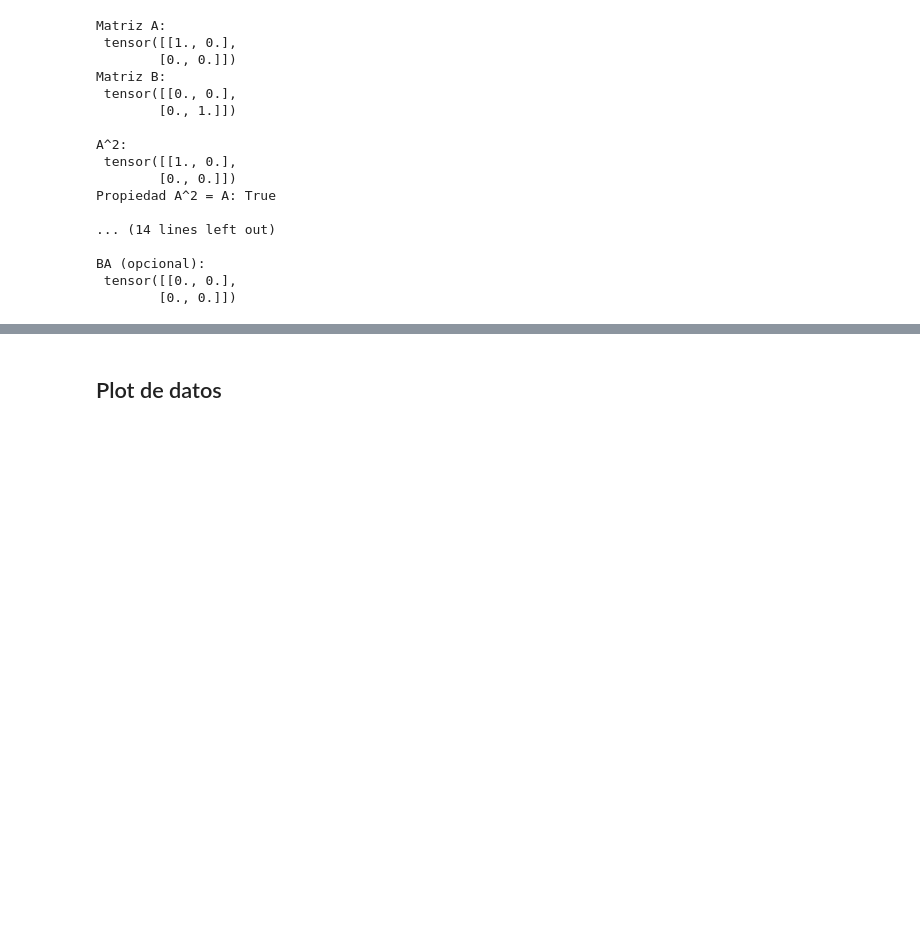
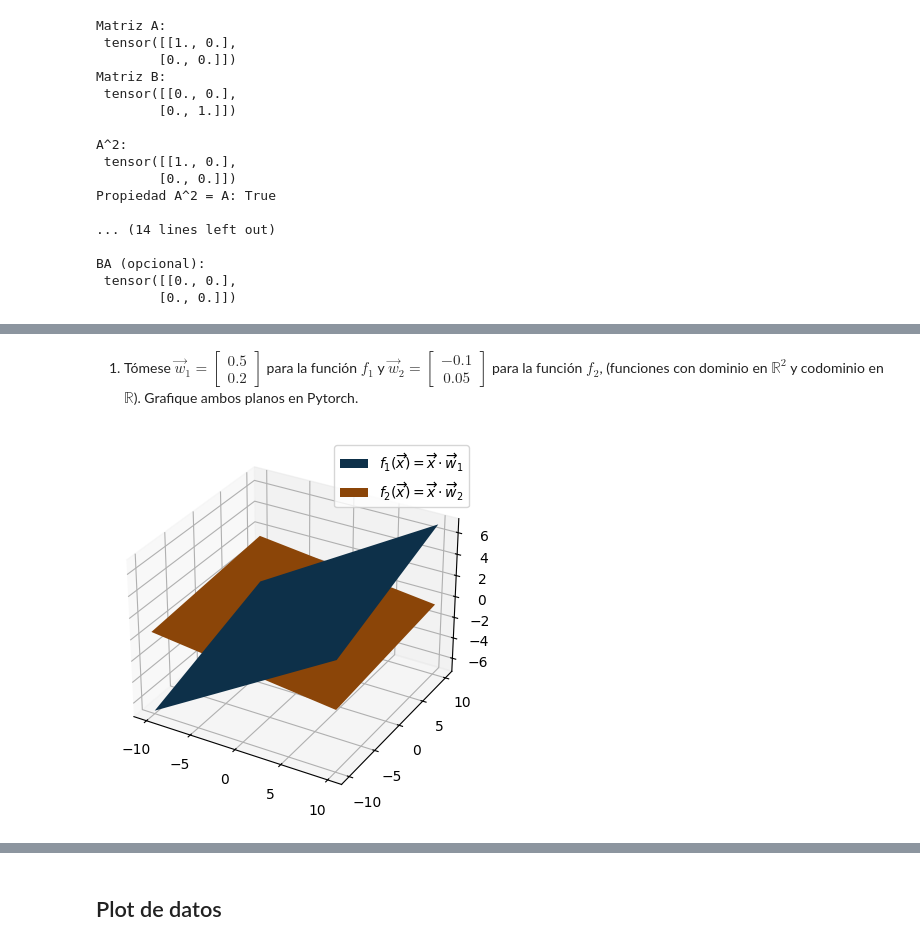
Before and after one commit to evillag/opn, a Jupyter notebook: tp1/OPN_TP1_I2025_ACFUEV.ipynb, the cells around one changed output, grey strips where cells are left out. Saved outputs shown, nothing was run; the diff lists cells and outputs as text; code cells hidden in the pictures; blank space fills up the shorter version.

```diff
--- a/tp1/OPN_TP1_I2025_ACFUEV.ipynb
+++ b/tp1/OPN_TP1_I2025_ACFUEV.ipynb
@@ -241,0 +248,25 @@ BA (opcional):
+# %% [markdown]
+1. Tómese $\overrightarrow{w}_1=\begin{bmatrix}0.5\\0.2\end{bmatrix}$ para la función $f_1$ y $\overrightarrow{w}_2=\begin{bmatrix}-0.1\\0.05\end{bmatrix}$ para la función $f_2$, (funciones con dominio en $\mathbb{R}^2$ y codominio en $\mathbb{R}$). Grafique ambos planos en Pytorch.
+# %%
+import matplotlib.pyplot as plt
+import torch
+
+w1 = torch.tensor([0.5, 0.2])
+w2 = torch.tensor([-0.1, 0.05])
+
+def f(w, x, y):
+  return w[0] * x + w[1] * y
+
+x = torch.linspace(-10, 10, 2)
+x, y = torch.meshgrid(x, x)
+
+z1 = f(w1, x, y)
+z2 = f(w2, x, y)
+
+ax = plt.subplot(projection='3d')
+ax.plot_surface(x, y, z1, label='$f_1(\overrightarrow{x})=\overrightarrow{x}\cdot\overrightarrow{w}_1$')
+ax.plot_surface(x, y, z2, label='$f_2(\overrightarrow{x})=\overrightarrow{x}\cdot\overrightarrow{w}_2$')
+ax.legend()
+plt.show()
+# %% [output]
+[figure, added]
```
Also changed, not shown: parts of 38 cells of this notebook, 5 other files.
